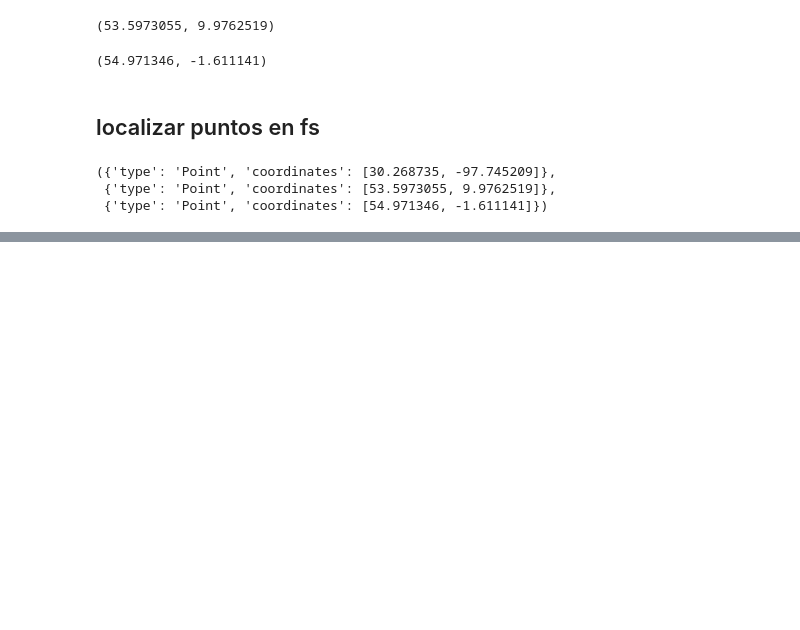
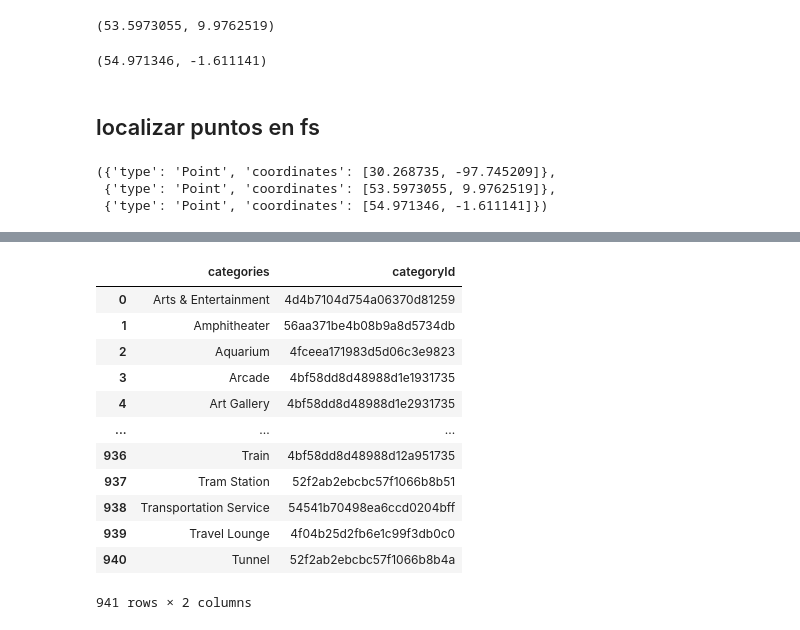
Before and after one commit to data2021oct/geospatial, a Jupyter notebook: notebooks/database.ipynb, the cells around one changed output, grey strips where cells are left out. Cells and saved outputs as stored; diff of their text form; code cells hidden in the pictures; blank space fills up the shorter version.

Commit message:
categories

```diff
--- a/notebooks/database.ipynb
+++ b/notebooks/database.ipynb
@@ -149,0 +289,2 @@ ham_school
+# %%
+li = venue_cat[0].find_all("li")
@@ -149,0 +314,30 @@ ham_school
+# %%
+def get_categories():
+    url = "https://developer.foursquare.com/docs/build-with-foursquare/categories/"
+    html = requests.get(url)
+    soup = BeautifulSoup(html.content,"html.parser")
+    venue_cat = soup.find_all("ul", {"class": "VenueCategories__Wrapper-sc-15dn453-0 dmcDKQ"})
+    cat = {}
+    li = venue_cat[0].find_all("li")
+    for l in li:
+        cat[l.find("h3").getText()] = l.find("p").getText()
+
+    return pd.DataFrame.from_dict(cat,orient="Index").reset_index().rename(columns={"index": "categories", 0: "categoryId"})
+
+categories = get_categories()
+# %%
+categories
+# %% [output]
+|  | categories | categoryId |
+| 0 | Arts & Entertainment | 4d4b7104d754a06370d81259 |
+| 1 | Amphitheater | 56aa371be4b08b9a8d5734db |
+| 2 | Aquarium | 4fceea171983d5d06c3e9823 |
+| 3 | Arcade | 4bf58dd8d48988d1e1931735 |
+| 4 | Art Gallery | 4bf58dd8d48988d1e2931735 |
+| ... | ... | ... |
+| 936 | Train | 4bf58dd8d48988d12a951735 |
+| 937 | Tram Station | 52f2ab2ebcbc57f1066b8b51 |
+| 938 | Transportation Service | 54541b70498ea6ccd0204bff |
+| 939 | Travel Lounge | 4f04b25d2fb6e1c99f3db0c0 |
+| 940 | Tunnel | 52f2ab2ebcbc57f1066b8b4a |
+941 rows × 2 columns
```
Also changed, not shown: parts of 25 cells of this notebook, 1 other file.
